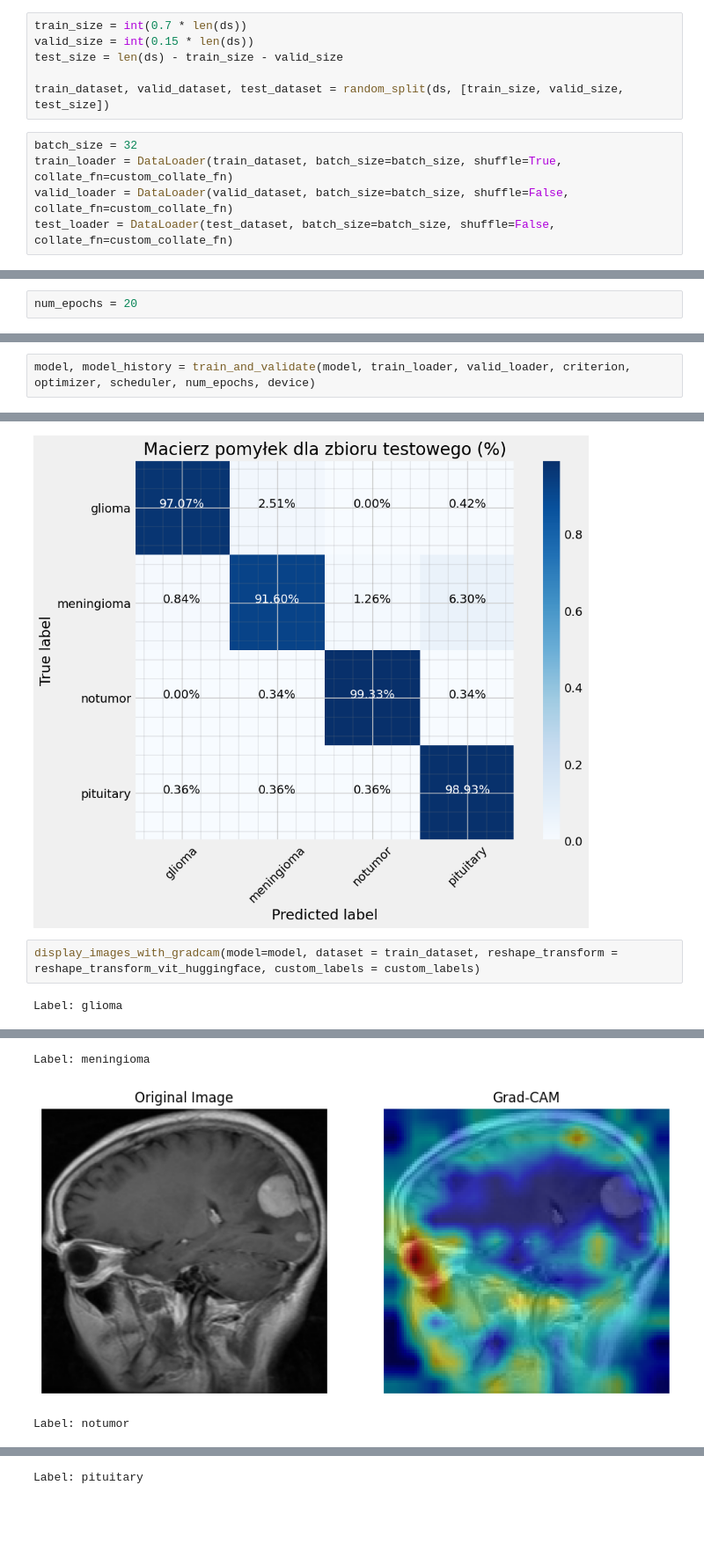
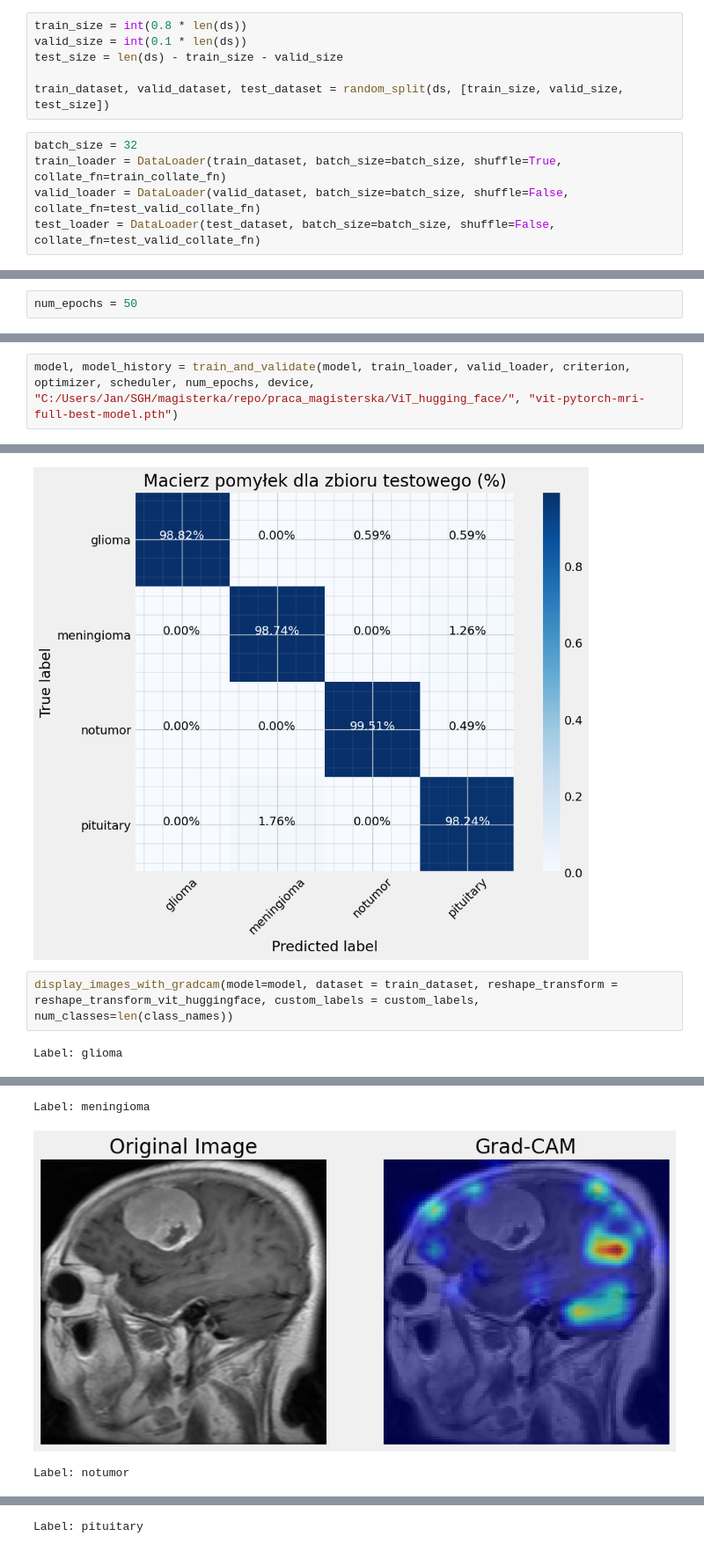
Before and after one commit to janqsal/praca_magisterska, a Jupyter notebook: ViT_hugging_face/vit-pytorch-mri-full.ipynb, the cells around one changed output, grey strips where cells are left out. Shown at 88% size. Drawn from its saved outputs; the diff is of its cells as text; blank space fills up the shorter version.

```diff
--- a/ViT_hugging_face/vit-pytorch-mri-full.ipynb
+++ b/ViT_hugging_face/vit-pytorch-mri-full.ipynb
@@ -73,16 +66,16 @@ class_names
 # %%
 custom_labels = {0: 'glioma', 1: 'meningioma', 2: 'notumor', 3: 'pituitary'}
 # %%
-train_size = int(0.7 * len(ds))
-valid_size = int(0.15 * len(ds))
+train_size = int(0.8 * len(ds))
+valid_size = int(0.1 * len(ds))
 test_size = len(ds) - train_size - valid_size
 
 train_dataset, valid_dataset, test_dataset = random_split(ds, [train_size, valid_size, test_size])
 # %%
 batch_size = 32
-train_loader = DataLoader(train_dataset, batch_size=batch_size, shuffle=True, collate_fn=custom_collate_fn)
-valid_loader = DataLoader(valid_dataset, batch_size=batch_size, shuffle=False, collate_fn=custom_collate_fn)
-test_loader = DataLoader(test_dataset, batch_size=batch_size, shuffle=False, collate_fn=custom_collate_fn)
+train_loader = DataLoader(train_dataset, batch_size=batch_size, shuffle=True, collate_fn=train_collate_fn)
+valid_loader = DataLoader(valid_dataset, batch_size=batch_size, shuffle=False, collate_fn=test_valid_collate_fn)
+test_loader = DataLoader(test_dataset, batch_size=batch_size, shuffle=False, collate_fn=test_valid_collate_fn)
 # %% [markdown]
 ### Ładowanie pre-wytrenowanego modelu
 # %%
@@ -101,7 +94,7 @@ optimizer = optim.AdamW(model.parameters(), lr=0.0001)
 
 scheduler = torch.optim.lr_scheduler.OneCycleLR(optimizer, max_lr=0.001, total_steps=len(train_loader) * 20)
 # %%
-num_epochs = 20
+num_epochs = 50
 # %%
 device = torch.device("cuda" if torch.cuda.is_available() else "cpu")
 model.to(device)
@@ -124,5 +117,5 @@ ViTForImageClassification(
   (classifier): Linear(in_features=768, out_features=4, bias=True)
 )
 # %%
-model, model_history = train_and_validate(model, train_loader, valid_loader, criterion, optimizer, scheduler, num_epochs, device)
+model, model_history = train_and_validate(model, train_loader, valid_loader, criterion, optimizer, scheduler, num_epochs, device, "C:/Users/Jan/SGH/magisterka/repo/praca_magisterska/ViT_hugging_face/", "vit-pytorch-mri-full-best-model.pth")
 # %% [output]
@@ -190,6 +180,6 @@ plot_confusion_matrix_percent(cm_test, class_names, 'Macierz pomyłek dla zbioru
 # %% [output]
 [figure]
 # %%
-display_images_with_gradcam(model=model, dataset = train_dataset, reshape_transform = reshape_transform_vit_huggingface, custom_labels = custom_labels)
+display_images_with_gradcam(model=model, dataset = train_dataset, reshape_transform = reshape_transform_vit_huggingface, custom_labels = custom_labels, num_classes=len(class_names))
 # %% [output]
 Label: glioma
@@ -197,3 +187,3 @@ Label: glioma
 Label: meningioma
-[figure, old version]
+[figure, new version]
 Label: notumor
```
Also changed, not shown: parts of 10 cells of this notebook, 7 other files.
